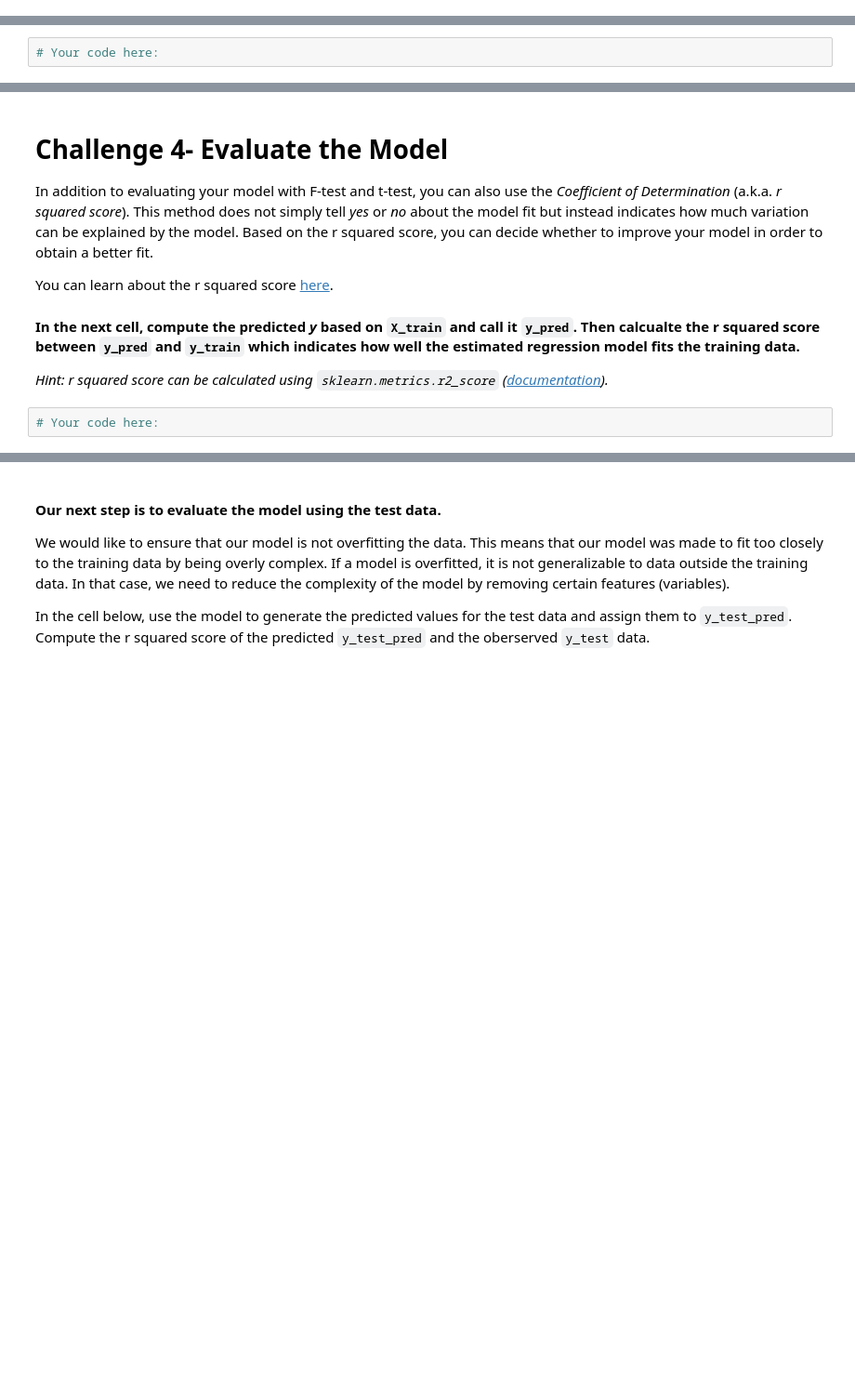
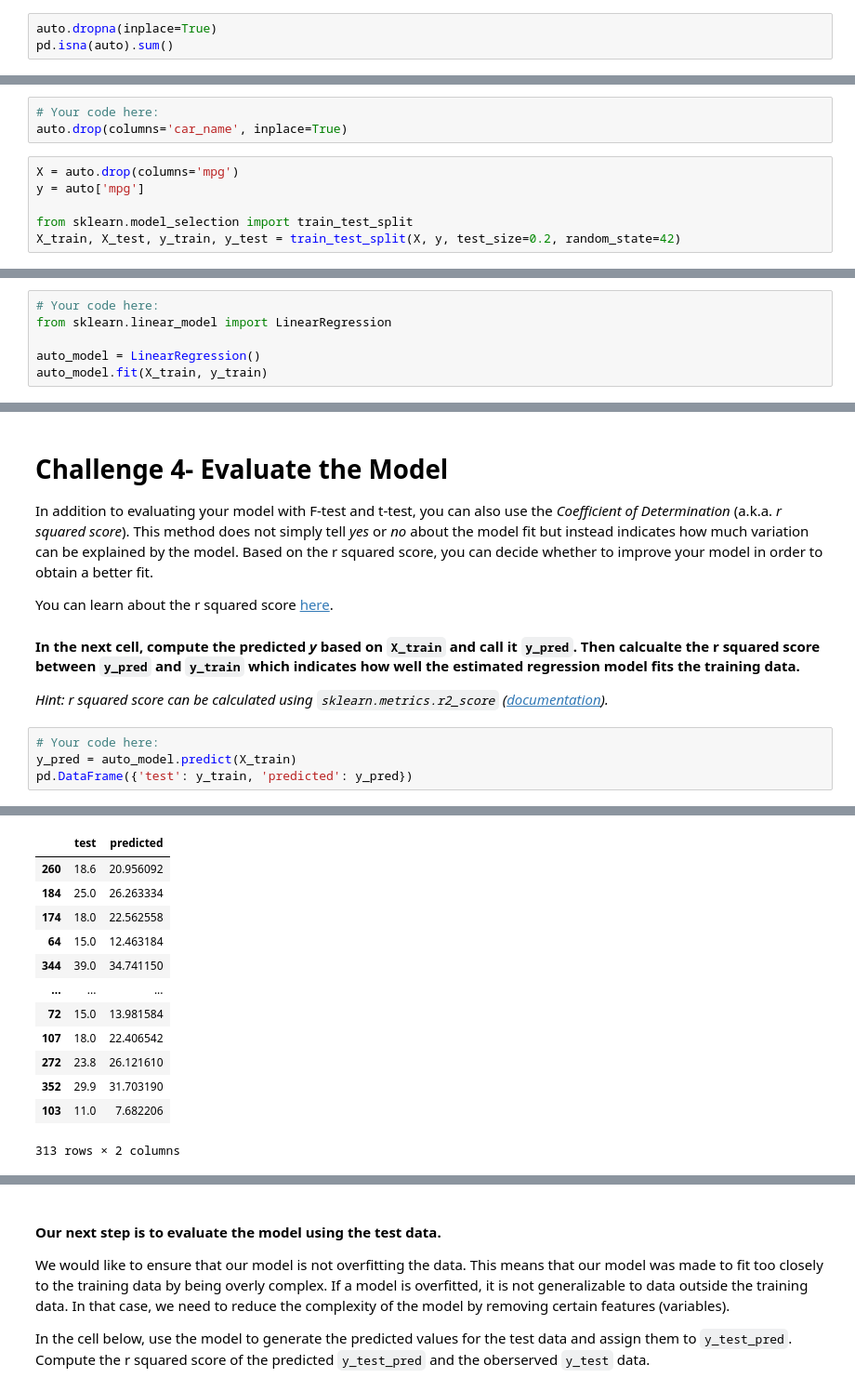
Before and after one commit to EtienneNL/data_analytics202103_module_3, a Jupyter notebook: labs/module_3_labs/Supervised-with-Sklearn/your-code/main.ipynb, the cells around one changed output, grey strips where cells are left out. Shown: that part at 93% size. Drawn from its saved outputs; the diff is of its cells as text; blank space fills up the shorter version.

Commit message:
commit with update of solution for lab Supervised-with-Sklearn

```diff
--- a/labs/module_3_labs/Supervised-with-Sklearn/your-code/main.ipynb
+++ b/labs/module_3_labs/Supervised-with-Sklearn/your-code/main.ipynb
@@ -400,0 +446,3 @@ Check the dataset for missing values and remove all rows containing at least one
+# %%
+auto.dropna(inplace=True)
+pd.isna(auto).sum()
@@ -410,6 +479,13 @@ Assign the predictor and response training data to `X_train` and `y_train` respe
 *Hint: To separate data for training and test, use the `train_test_split` method we used in previous labs.*
 # %%
 # Your code here:
+auto.drop(columns='car_name', inplace=True)
+# %%
+X = auto.drop(columns='mpg')
+y = auto['mpg']
+
+from sklearn.model_selection import train_test_split
+X_train, X_test, y_train, y_test = train_test_split(X, y, test_size=0.2, random_state=42)
 # %% [markdown]
 Now we will processed and peform linear regression on this data to predict the mpg for each vehicle.
 
@@ -418,0 +493,6 @@ Now we will processed and peform linear regression on this data to predict the m
+# %%
+# Your code here:
+from sklearn.linear_model import LinearRegression
+
+auto_model = LinearRegression()
+auto_model.fit(X_train, y_train)
@@ -426,5 +508,8 @@ You can learn about the r squared score [here](https://online.stat.psu.edu/stat5
 #### In the next cell, compute the predicted *y* based on `X_train` and call it `y_pred`. Then calcualte the r squared score between `y_pred` and `y_train` which indicates how well the estimated regression model fits the training data.
 
 *Hint: r squared score can be calculated using `sklearn.metrics.r2_score` ([documentation](https://scikit-learn.org/stable/modules/generated/sklearn.metrics.r2_score.html)).*
-# %%
-# Your code here:
+# %%
+# Your code here:
+y_pred = auto_model.predict(X_train)
+pd.DataFrame({'test': y_train, 'predicted': y_pred})
+# %% [output]
@@ -430,0 +517,13 @@ You can learn about the r squared score [here](https://online.stat.psu.edu/stat5
+|  | test | predicted |
+| 260 | 18.6 | 20.956092 |
+| 184 | 25.0 | 26.263334 |
+| 174 | 18.0 | 22.562558 |
+| 64 | 15.0 | 12.463184 |
+| 344 | 39.0 | 34.741150 |
+| ... | ... | ... |
+| 72 | 15.0 | 13.981584 |
+| 107 | 18.0 | 22.406542 |
+| 272 | 23.8 | 26.121610 |
+| 352 | 29.9 | 31.703190 |
+| 103 | 11.0 | 7.682206 |
+313 rows × 2 columns
```
Also changed, not shown: parts of 16 cells of this notebook.
